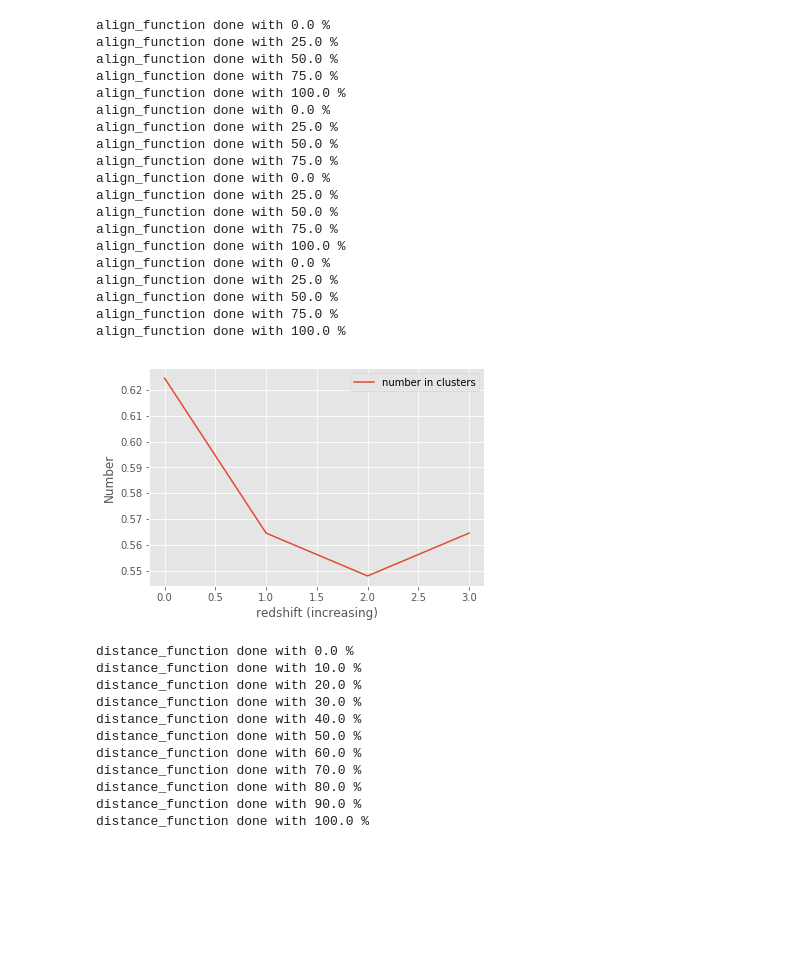
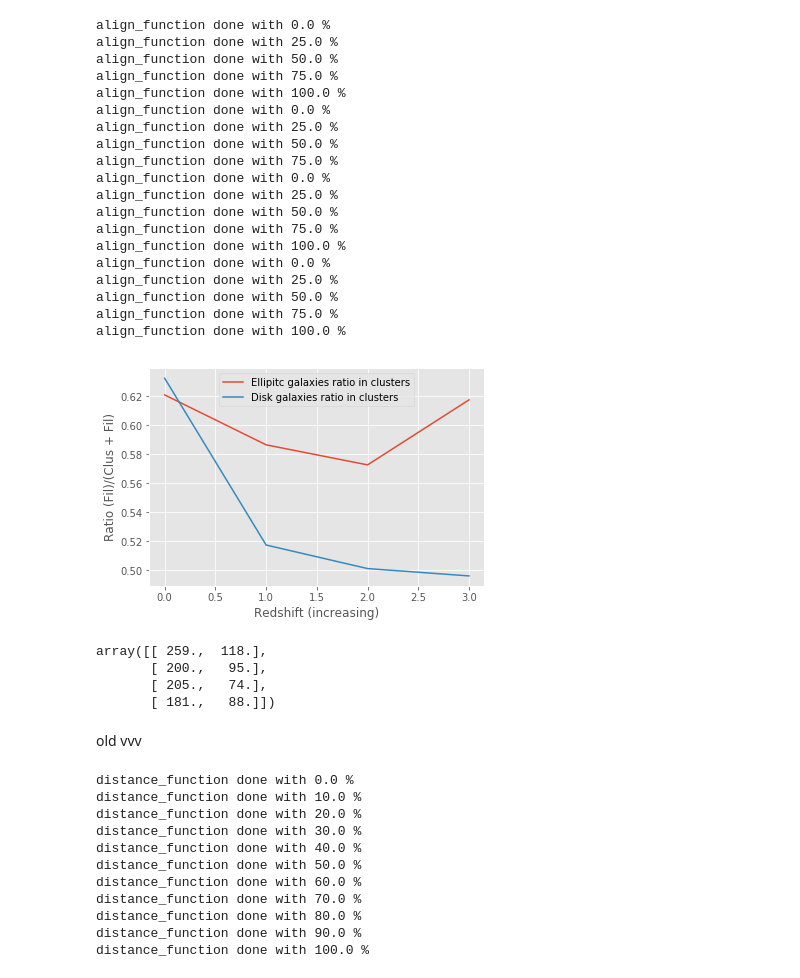
Before and after one commit to zpenoyre/illustris, a Jupyter notebook: web/code/post_disperse_data.ipynb, the cells around one changed output. Drawn from its saved outputs; the diff is of its cells as text; code cells hidden in the pictures; blank space fills up the shorter version.

```diff
--- a/web/code/post_disperse_data.ipynb
+++ b/web/code/post_disperse_data.ipynb
@@ -70,7 +85,7 @@ distance_function done with 90.0 %
 distance_function done with 100.0 %
 # %%
 # compute distances of galaxies to filaments
-for i in range (0,4):
+for i in range (0,numbers):
     vars()['galaxy_crit_distance_'+str(i)] = df.distance_function(vars()['galaxy_positions_'+str(i)], vars()['crit_pos_'+str(i)])
 # %% [output]
 distance_function done with 0.0 %
@@ -92,7 +107,7 @@ distance_function done with 90.0 %
 distance_function done with 100.0 %
 # %%
 # compute aligment of galaxies with nearest filament
-for i in range (0,4):
+for i in range (0,numbers):
     vars()['galaxy_seg_alignment_'+str(i)] = df.align_function(vars()['galaxy_data_'+str(i)][:,11:14], vars()['galaxy_seg_distance_'+str(i)][:,:], vars()['seg_pos_'+str(i)][:,:])
 # %% [output]
 align_function done with 0.0 %
@@ -160,23 +173,42 @@ for i in range (0,4):
 
     vars()['galaxy_web_data_'+str(i)] = current_file
 # %%
-for i in range (0,4):
-    np.savetxt('/Users/alex/Documents/Research/Astro/git_rep/Data/WebData/galaxy_web_data_'+str(i)+'.txt', vars()['galaxy_web_data_'+str(i)], delimiter =' ',
-           header = '0:HaloNumber, 1:SubhaloNumber, 2-4:SubhaloPosition x,y,z, 5: Index of nearest critical point, 6: absolute distance to crit., 7-9: nearest critical point coordinates, 10: Index of nearest filament, 11:absolute distance to filament, 12-14: nearest filament coordinates, 15: theta with nearest filament, 16: bool in cluster, 17: bool in filament)'
+snap=[135, 116, 103, 85]
+for i in range (0,numbers):
+    np.savetxt('/Users/alex/Documents/Research/Astro/git_rep/Data/WebData/galaxy_web_data.'+str(snap[i])+'.txt', vars()['galaxy_web_data_'+str(i)], delimiter =' ',
+           header = '0:HaloNumber, 1:SubhaloNumber, 2-4:SubhaloPosition x,y,z, 5: Index of nearest critical point, 6: absolute distance to crit., 7-9: nearest critical point coordinates, 10: Index of nearest filament, 11:absolute distance to filament, 12-14: nearest filament coordinates, 15: cos theta , 16: sin theta, 17: in filament/cluster (1,0,-1))'
                )
-# %%
-fil_count = np.zeros((4,1))
-clus_count = np.zeros((4,1))
-for i in range (0,4):
-    fil_count[i] =  (vars()['galaxy_web_data_'+str(i)][:,18] == 1).sum()
-    clus_count[i] = (vars()['galaxy_web_data_'+str(i)][:,19] == 1).sum()
-
-
-plt.plot(clus_count/(fil_count+clus_count), label='number in clusters')
-plt.legend(loc='best')
-plt.xlabel('redshift (increasing)'); plt.ylabel('Number');
-# %% [output]
-[figure, removed]
+# %%
+# count how many galaxies are in clusters vs filaments
+fil_count = np.zeros((4,2))
+clus_count = np.zeros((4,2))
+out_count = np.zeros((4,2))
+for i in range (0,4):
+    kappa_mask_0 = vars()['galaxy_web_data_'+str(i)][(vars()['galaxy_data_'+str(i)][:,14]<0.5)]
+    fil_count[i,0] =  (kappa_mask_0[:,16] == 0).sum()
+    clus_count[i,0] = (kappa_mask_0[:,16] == 1).sum()
+    out_count[i,0] =  (kappa_mask_0[:,16] == -1).sum()
+    kappa_mask_1 = vars()['galaxy_web_data_'+str(i)][(vars()['galaxy_data_'+str(i)][:,14]>0.5)]
+    fil_count[i,1] =  (kappa_mask_1[:,16] == 0).sum()
+    clus_count[i,1] = (kappa_mask_1[:,16] == 1).sum()
+    out_count[i,1] =  (kappa_mask_1[:,16] == -1).sum()
+ax1 = plt.gca()
+ax1.plot(fil_count[:,0]/(fil_count[:,0]+clus_count[:,0]), label='Ellipitc galaxies ratio in clusters')
+ax1.plot(fil_count[:,1]/(fil_count[:,1]+clus_count[:,1]), label='Disk galaxies ratio in clusters')
+ax1.legend(loc='best')
+ax1.set_xlabel('Redshift (increasing)'); ax1.set_ylabel('Ratio (Fil)/(Clus + Fil)')
+plt.show()
+# %% [output]
+[figure, added]
+# %%
+out_count/(fil_count+clus_count+out_count)
+# %% [output]
+array([[ 259.,  118.],
+       [ 200.,   95.],
+       [ 205.,   74.],
+       [ 181.,   88.]])
+# %% [markdown]
+old vvv
 # %%
 halo_file_1 = "/Users/alex/Documents/Research/Astro/vm_shared_folder_v2/il_1_snap_135_posdata_halo_mass_cutoff.txt"
 halo_data_joined_masscut_e9= np.loadtxt(halo_file_1, comments='#', delimiter=',')[:,0:3]/0.7
```
Also changed, not shown: parts of 8 cells of this notebook.
